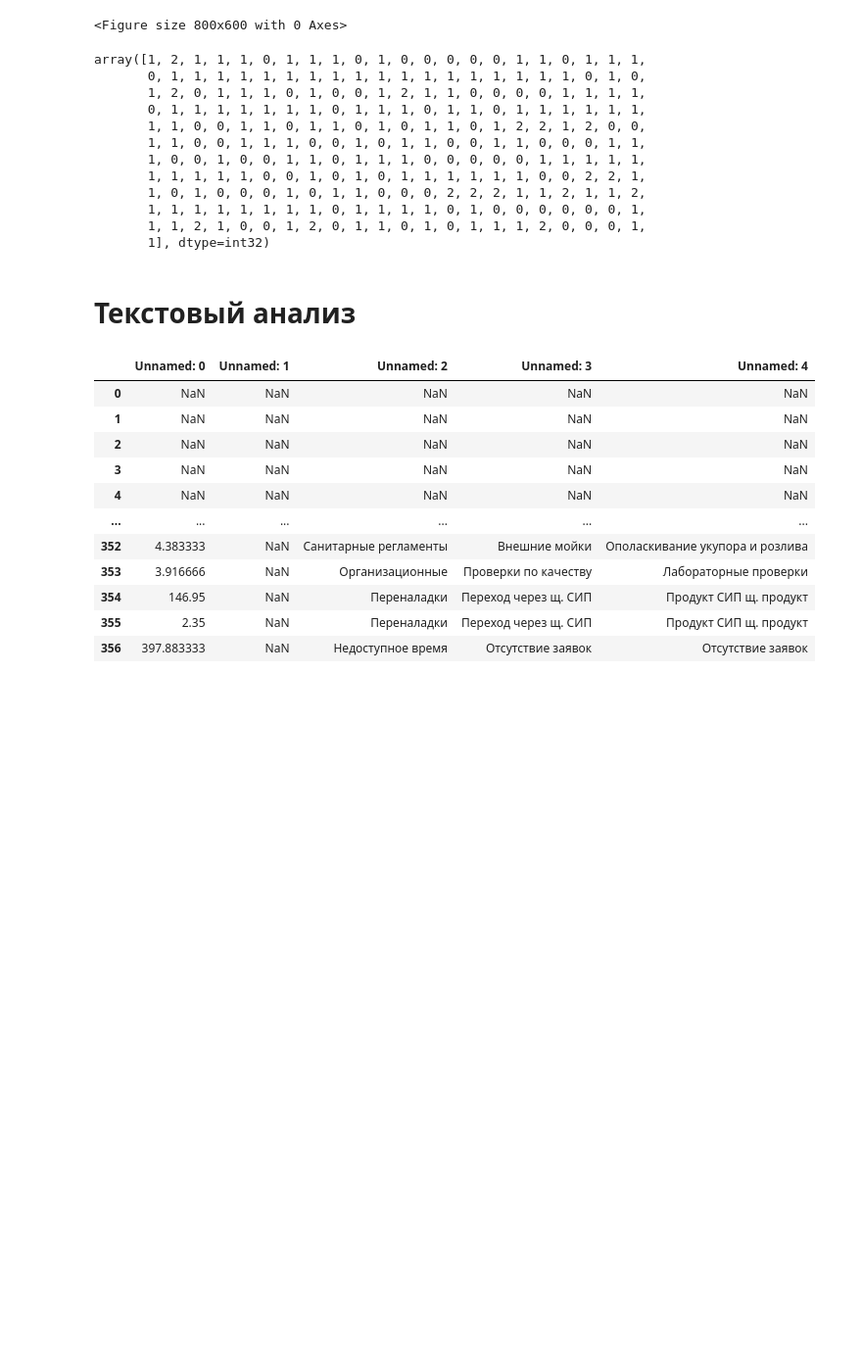
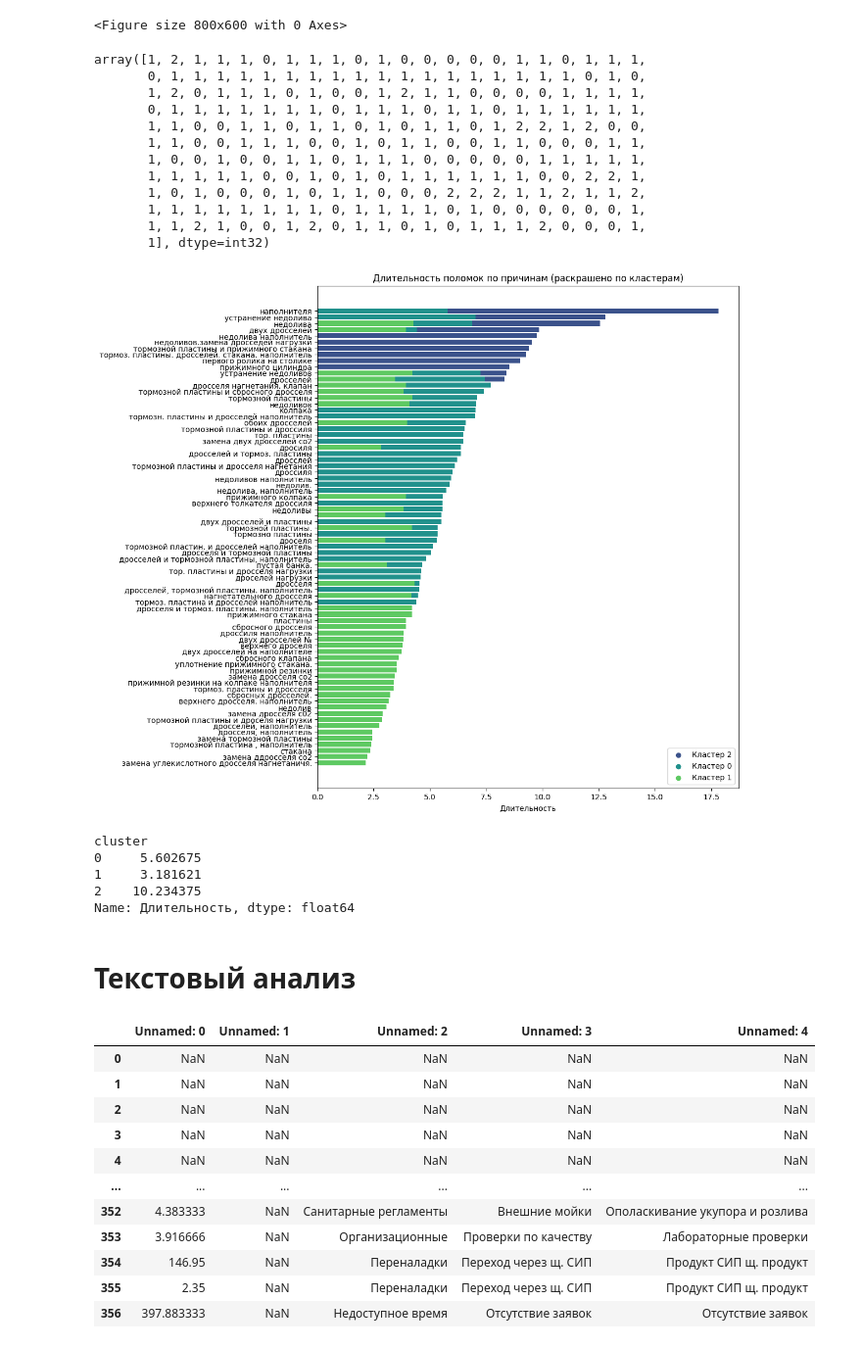
Before and after one commit to MBFROBO/hack_baltica, a Jupyter notebook: data_scanning.ipynb, the cells around one changed output. Shown at 98% size. Saved outputs shown, nothing was run; the diff lists cells and outputs as text; code cells hidden in the pictures; blank space fills up the shorter version.

Commit message:
clustering color map

```diff
--- a/data_scanning.ipynb
+++ b/data_scanning.ipynb
@@ -235,3 +227,33 @@ plt.show()
+# %%
+data = data.sort_values(by='Длительность', ascending=False)
+# %%
+colors = sns.color_palette('viridis', n_colors=len(data['cluster'].unique()))
+
+color_dict = {cluster: colors[i] for i, cluster in enumerate(data['cluster'].unique())}
+
+bar_colors = [color_dict[cluster] for cluster in data['cluster']]
+
+plt.figure(figsize=(10, 12))
+plt.barh(data['Элемент'], data['Длительность'], color=bar_colors)
+plt.xlabel('Длительность')
+plt.title('Длительность поломок по причинам (раскрашено по кластерам)')
+plt.gca().invert_yaxis()
+
+for cluster, color in color_dict.items():
+    plt.scatter([], [], c=color, label=f'Кластер {cluster}')
+plt.legend()
+
+plt.show()
+# %% [output]
+[figure, added]
+# %%
+data.groupby('cluster')['Длительность'].mean()
+# %% [output]
+cluster
+0     5.602675
+1     3.181621
+2    10.234375
+Name: Длительность, dtype: float64
 # %% [markdown]
 # Текстовый анализ
 # %%
```
Also changed, not shown: parts of 2 cells of this notebook, 1 other file.
